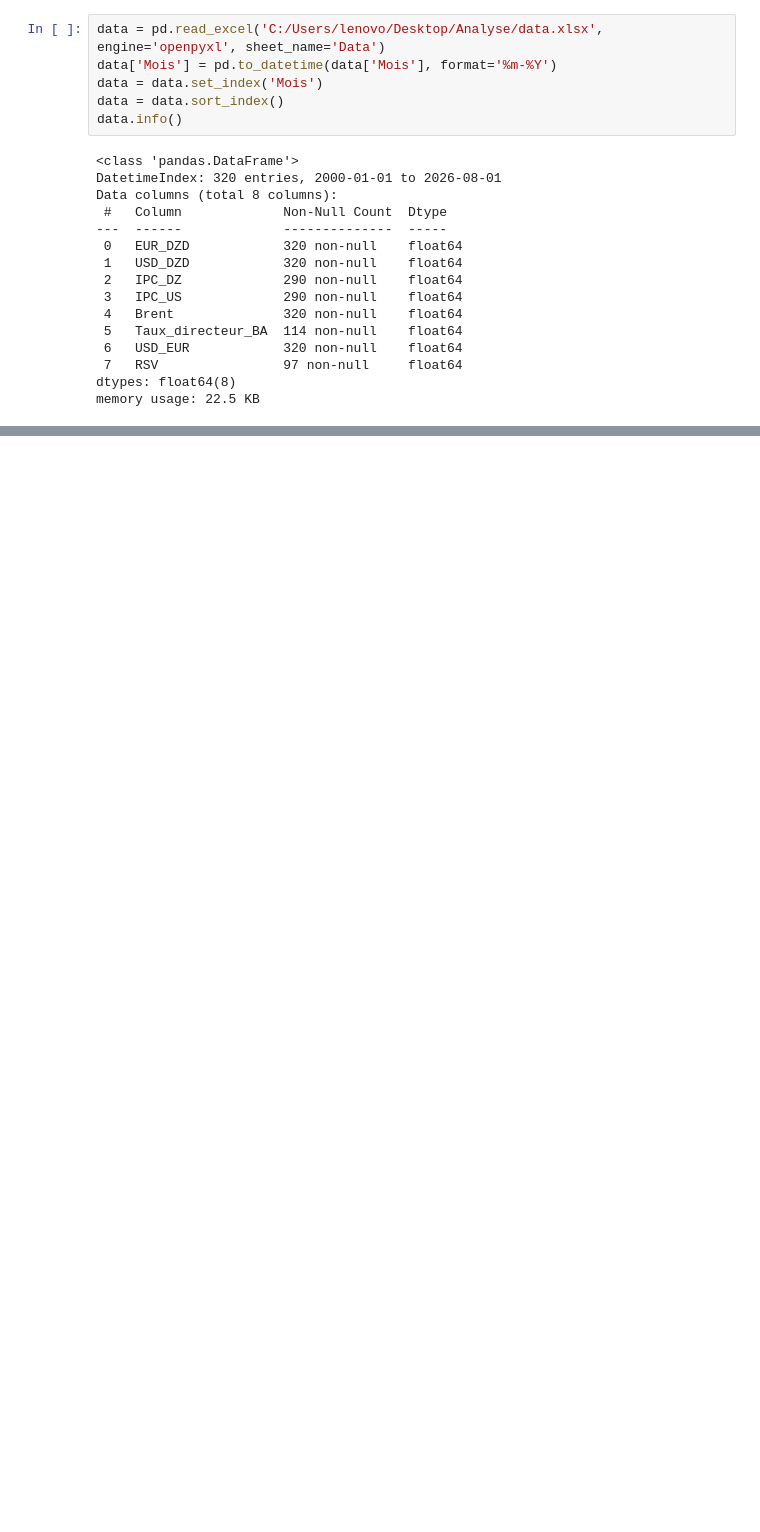
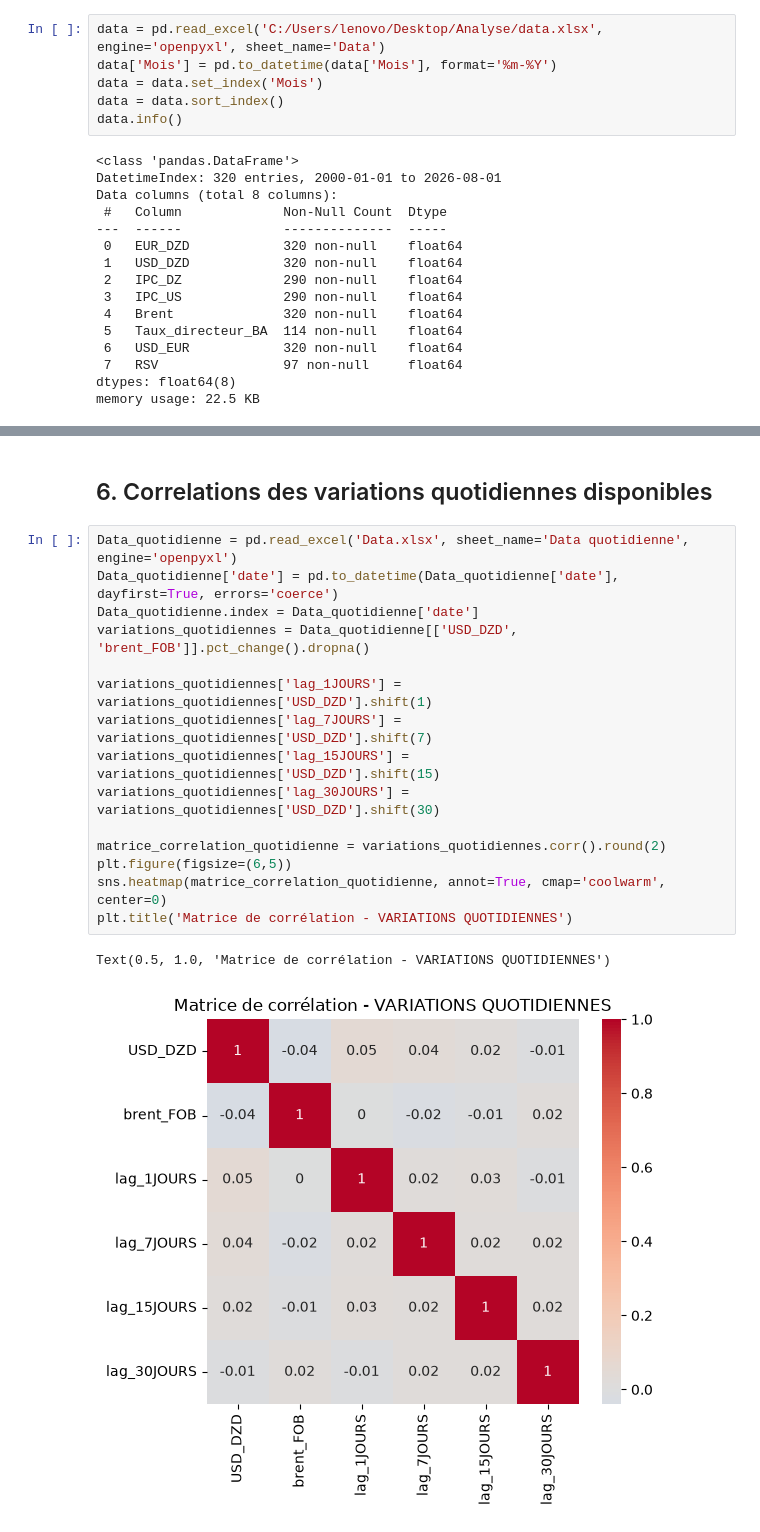
Before and after one commit to wassimradi/Analyse_taux_USD_DZD, a Jupyter notebook: Correlation.ipynb, the cells around one changed output, grey strips where cells are left out. Drawn from its saved outputs; the diff is of its cells as text; blank space fills up the shorter version.

```diff
--- a/Correlation.ipynb
+++ b/Correlation.ipynb
@@ -152,0 +260,20 @@ plt.show()
+# %% [markdown]
+## 6. Correlations des variations quotidiennes disponibles
+# %%
+Data_quotidienne = pd.read_excel('Data.xlsx', sheet_name='Data quotidienne', engine='openpyxl')
+Data_quotidienne['date'] = pd.to_datetime(Data_quotidienne['date'], dayfirst=True, errors='coerce')
+Data_quotidienne.index = Data_quotidienne['date']
+variations_quotidiennes = Data_quotidienne[['USD_DZD', 'brent_FOB']].pct_change().dropna()
+
+variations_quotidiennes['lag_1JOURS'] = variations_quotidiennes['USD_DZD'].shift(1)
+variations_quotidiennes['lag_7JOURS'] = variations_quotidiennes['USD_DZD'].shift(7)
+variations_quotidiennes['lag_15JOURS'] = variations_quotidiennes['USD_DZD'].shift(15)
+variations_quotidiennes['lag_30JOURS'] = variations_quotidiennes['USD_DZD'].shift(30)
+
+matrice_correlation_quotidienne = variations_quotidiennes.corr().round(2)
+plt.figure(figsize=(6,5))
+sns.heatmap(matrice_correlation_quotidienne, annot=True, cmap='coolwarm', center=0)
+plt.title('Matrice de corrélation - VARIATIONS QUOTIDIENNES')
+# %% [output]
+Text(0.5, 1.0, 'Matrice de corrélation - VARIATIONS QUOTIDIENNES')
+[figure, added]
```
Also changed, not shown: parts of 14 cells of this notebook.
